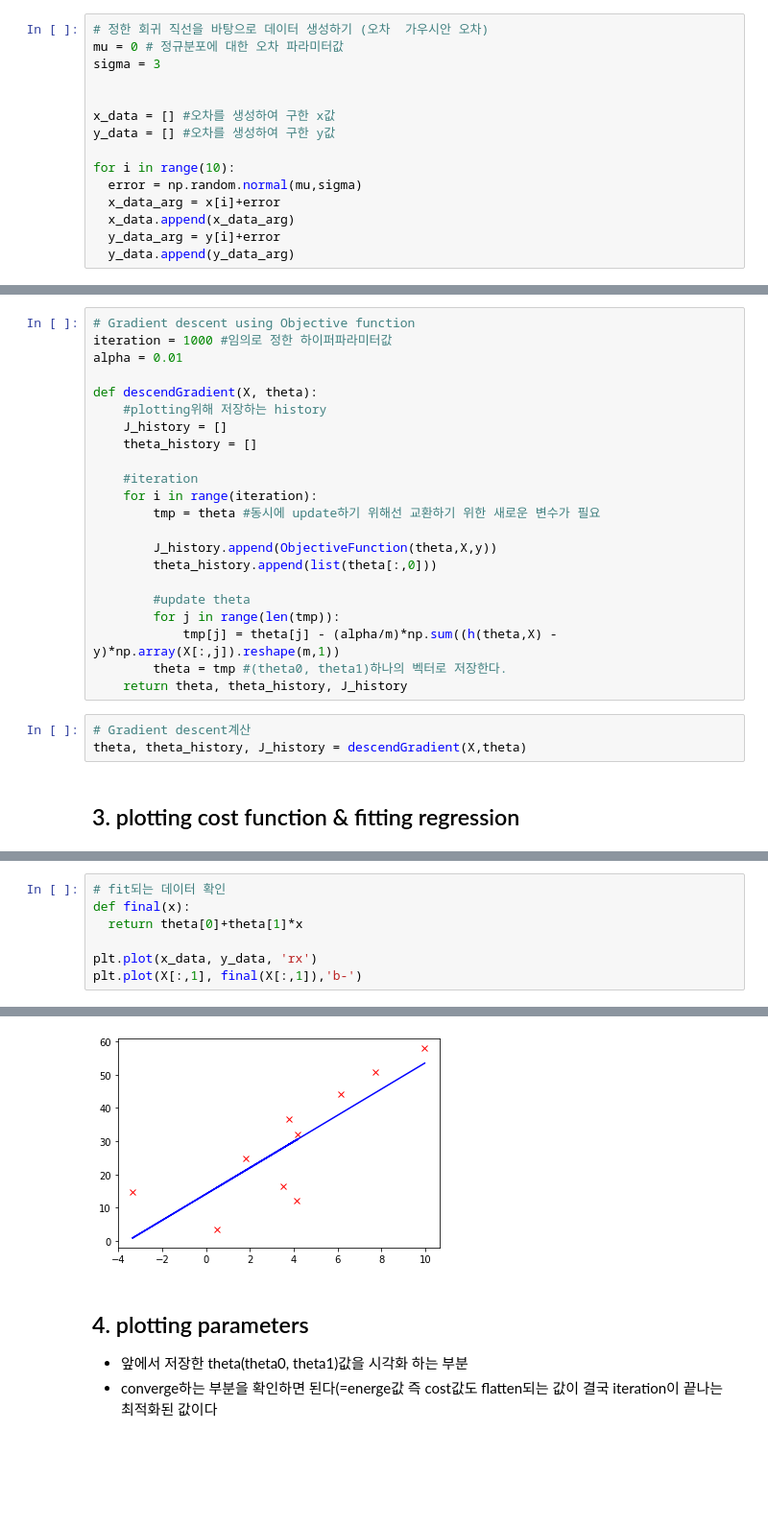
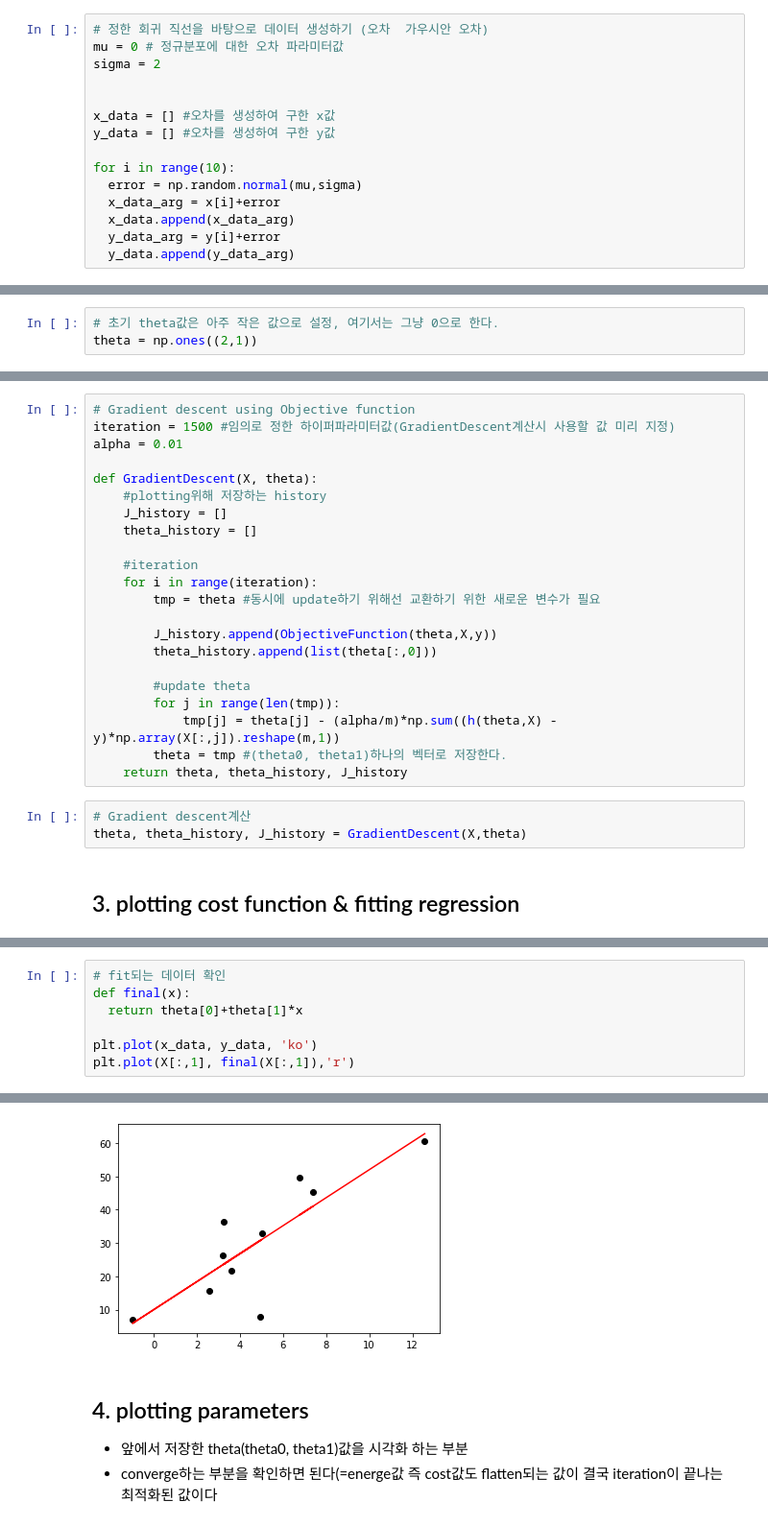
Before and after one commit to chunghyunhee/class_Machine_learing, a Jupyter notebook: ML_assignment_2.ipynb, the cells around one changed output, grey strips where cells are left out. Shown at 96% size. Drawn from its saved outputs; the diff is of its cells as text; blank space fills up the shorter version.

Commit message:
조건에 맞춰 수정(색, 하이퍼파라미터 재조정)

```diff
--- a/ML_assignment_2.ipynb
+++ b/ML_assignment_2.ipynb
@@ -28,7 +29,7 @@ Text(0.5, 1.0, 'random regression')
 # %%
 # 정한 회귀 직선을 바탕으로 데이터 생성하기 (오차  가우시안 오차)
 mu = 0 # 정규분포에 대한 오차 파라미터값
-sigma = 3
+sigma = 2
 
 
 x_data = [] #오차를 생성하여 구한 x값
@@ -85,3 +85,6 @@ theta = np.zeros((2,1))
+# %%
+# 초기 theta값은 아주 작은 값으로 설정, 여기서는 그냥 0으로 한다.
+theta = np.ones((2,1))
 # %%
 X[:10] #10개만 확인
 # %% [output]
@@ -103,9 +106,9 @@ print(ObjectiveFunction(theta,X,y))
 # %%
 # Gradient descent using Objective function
-iteration = 1000 #임의로 정한 하이퍼파라미터값
+iteration = 1500 #임의로 정한 하이퍼파라미터값(GradientDescent계산시 사용할 값 미리 지정)
 alpha = 0.01
 
-def descendGradient(X, theta):
+def GradientDescent(X, theta):
     #plotting위해 저장하는 history
     J_history = []
     theta_history = []
@@ -124,7 +127,7 @@ def descendGradient(X, theta):
     return theta, theta_history, J_history
 # %%
 # Gradient descent계산
-theta, theta_history, J_history = descendGradient(X,theta)
+theta, theta_history, J_history = GradientDescent(X,theta)
 # %% [markdown]
 ## 3. plotting cost function & fitting regression
 # %%
@@ -154,13 +157,13 @@ plt.plot(range(len(J_history)),J_history,'bo')
 # %%
 # fit되는 데이터 확인
 def final(x):
   return theta[0]+theta[1]*x
 
-plt.plot(x_data, y_data, 'rx')
-plt.plot(X[:,1], final(X[:,1]),'b-')
+plt.plot(x_data, y_data, 'ko')
+plt.plot(X[:,1], final(X[:,1]),'r')
 # %% [output]
 [<matplotlib.lines.Line2D at 0x...>]
-[figure, old version]
+[figure, new version]
 # %% [markdown]
 ## 4. plotting parameters
 - 앞에서 저장한 theta(theta0, theta1)값을 시각화 하는 부분
```
Also changed, not shown: parts of 12 cells of this notebook.
